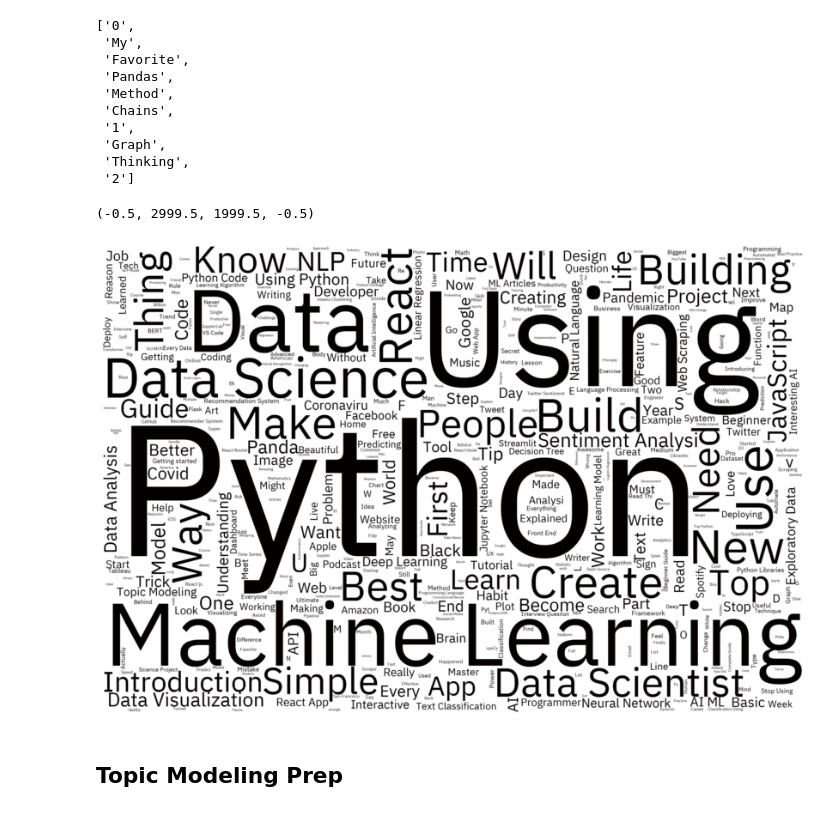
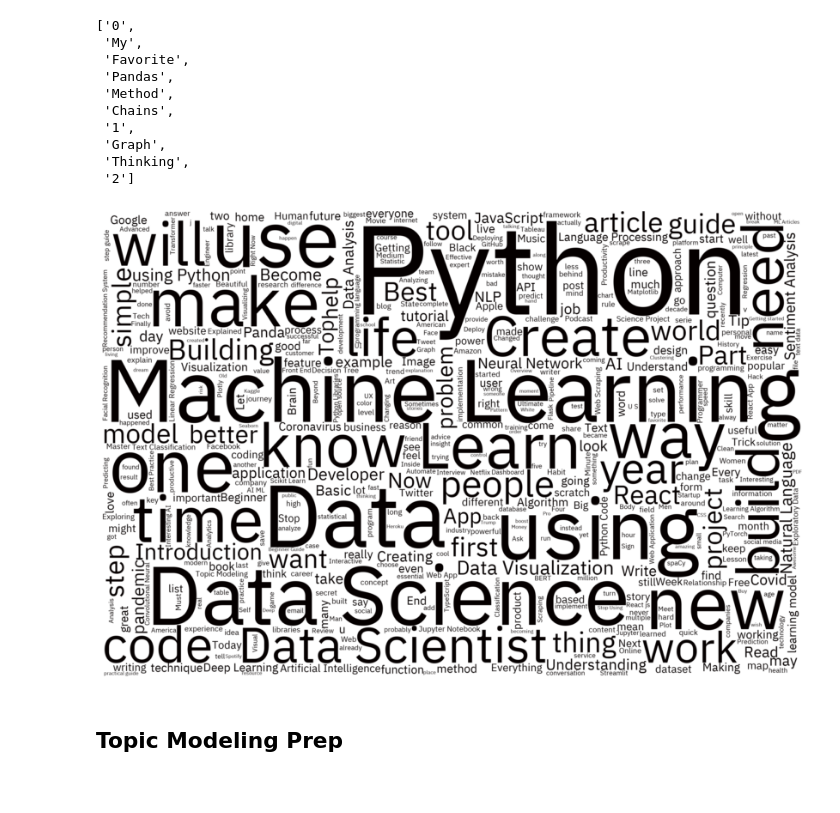
Before and after one commit to sejaldua/digesting-the-digest, a Jupyter notebook: medium-digest-scraper.ipynb, the cells around one changed output. Cells and saved outputs as stored; diff of their text form; code cells hidden in the pictures.

```diff
--- a/medium-digest-scraper.ipynb
+++ b/medium-digest-scraper.ipynb
@@ -128,22 +231,22 @@ all_words[:10]
 # %%
 import matplotlib.pyplot as plt
 from wordcloud import WordCloud, STOPWORDS
 
 def black_color_func(word, font_size, position,orientation,random_state=None, **kwargs):
     return("hsl(0,100%, 1%)")
 
 wordcloud = WordCloud(font_path = '~/Library/Fonts/IBMPlexSans-Regular.ttf',
                       background_color="white", width=3000, height=2000, collocations=True,
-                      max_words=500, stopwords=STOPWORDS).generate_from_text(df['Title'].to_string())
+                      max_words=500, stopwords=STOPWORDS).generate_from_text(df['Title'].to_string() + df['Subtitle'].to_string())
 
 # set the word color to black
 wordcloud.recolor(color_func = black_color_func)
-plt.figure(figsize=[15,10])
+fig = plt.figure(figsize=[15,10])
 plt.imshow(wordcloud, interpolation="bilinear")
 plt.axis("off")
+fig.savefig('./figures/wordcloud.png')
 # %% [output]
-(-0.5, 2999.5, 1999.5, -0.5)
-[figure, old version]
+[figure, new version]
 # %% [markdown]
 ## Topic Modeling Prep
 # %%
```
Also changed, not shown: parts of 16 cells of this notebook, 8 other files.
